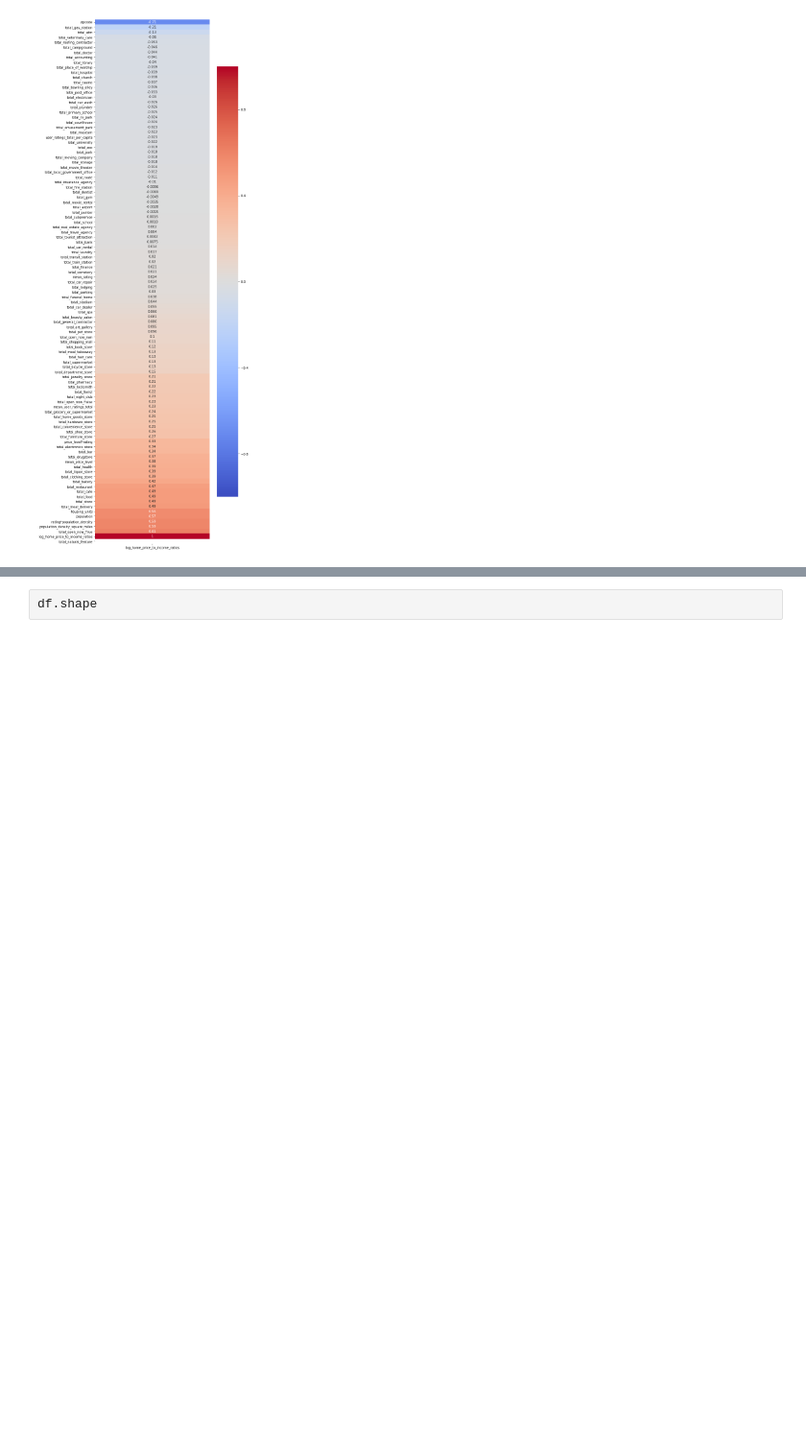
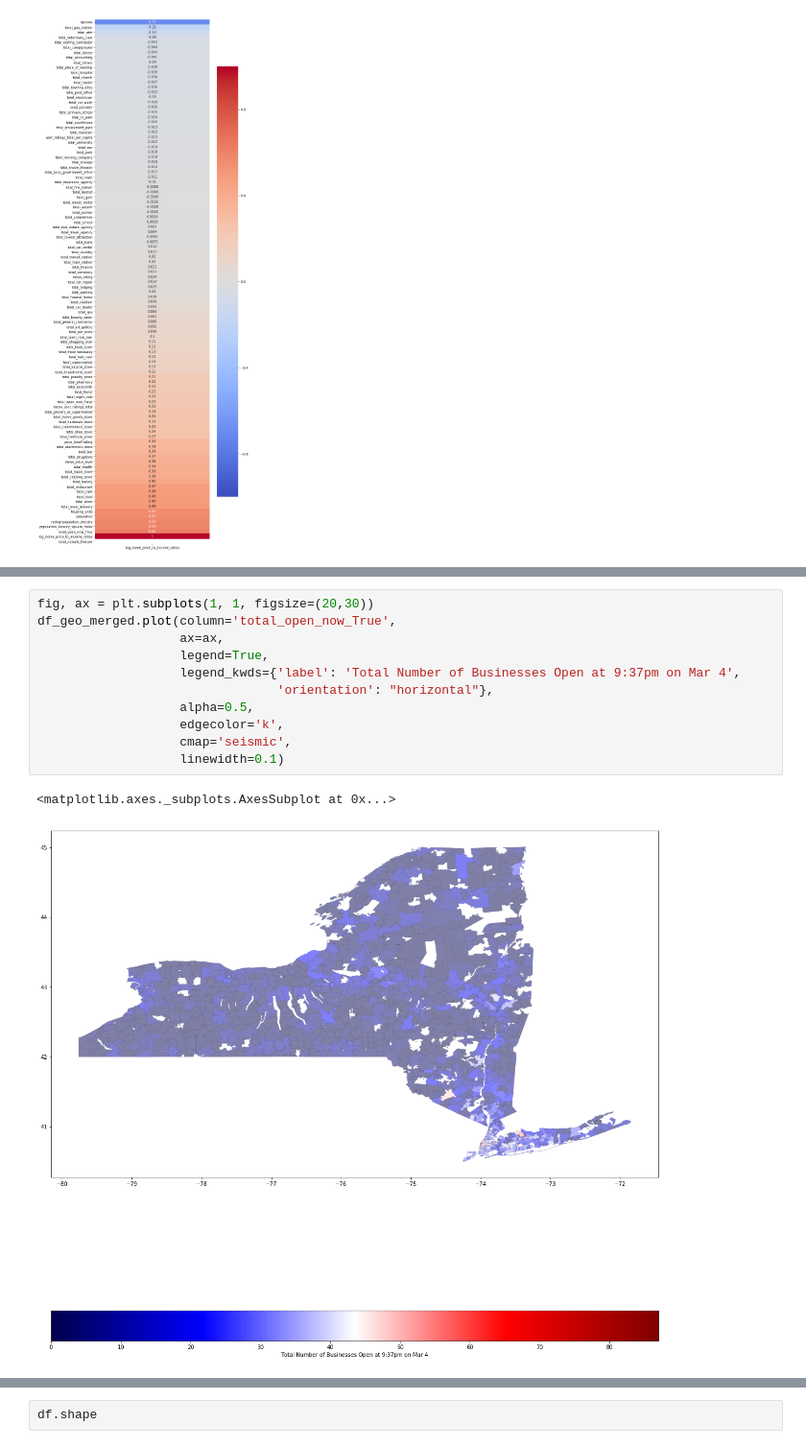
Before and after one commit to FredaXin/capstone, a Jupyter notebook: code/04_02_eda_and_data_cleaning_v2.ipynb, the cells around one changed output, grey strips where cells are left out. Shown at 96% size. Drawn from its saved outputs; the diff is of its cells as text; blank space fills up the shorter version.

```diff
--- a/code/04_02_eda_and_data_cleaning_v2.ipynb
+++ b/code/04_02_eda_and_data_cleaning_v2.ipynb
@@ -386,0 +403,14 @@ In this case, a classic linear regression model may not be able to handle it.
+# %%
+fig, ax = plt.subplots(1, 1, figsize=(20,30))
+df_geo_merged.plot(column='total_open_now_True',
+                   ax=ax,
+                   legend=True,
+                   legend_kwds={'label': 'Total Number of Businesses Open at 9:37pm on Mar 4',
+                                'orientation': "horizontal"},
+                   alpha=0.5,
+                   edgecolor='k',
+                   cmap='seismic',
+                   linewidth=0.1)
+# %% [output]
+<matplotlib.axes._subplots.AxesSubplot at 0x...>
+[figure, added]
```
Also changed, not shown: parts of 40 cells of this notebook.
